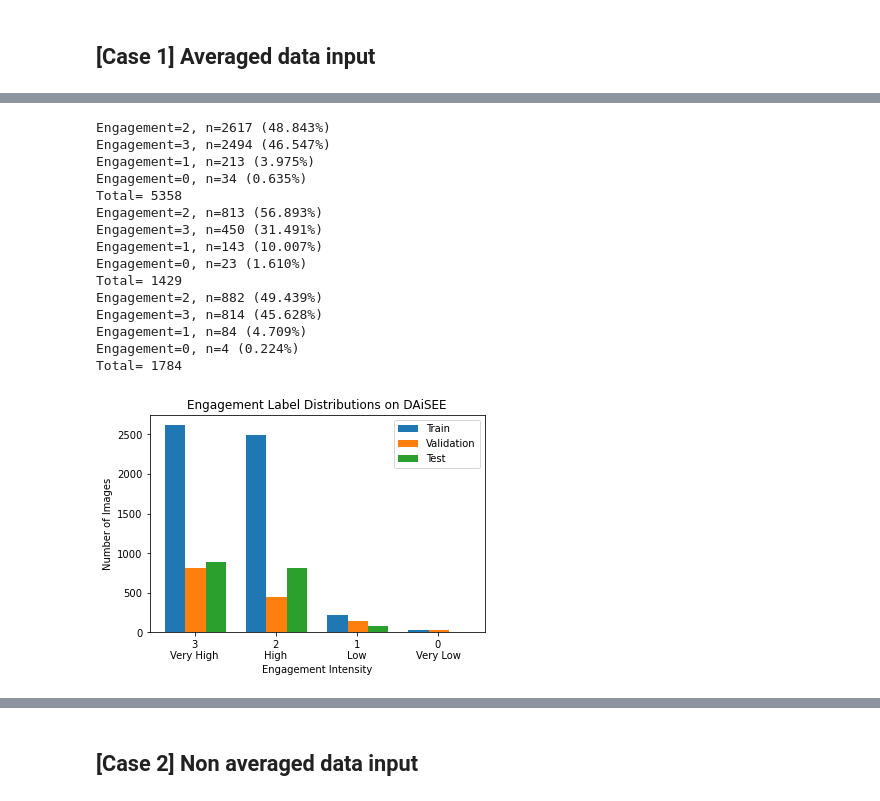
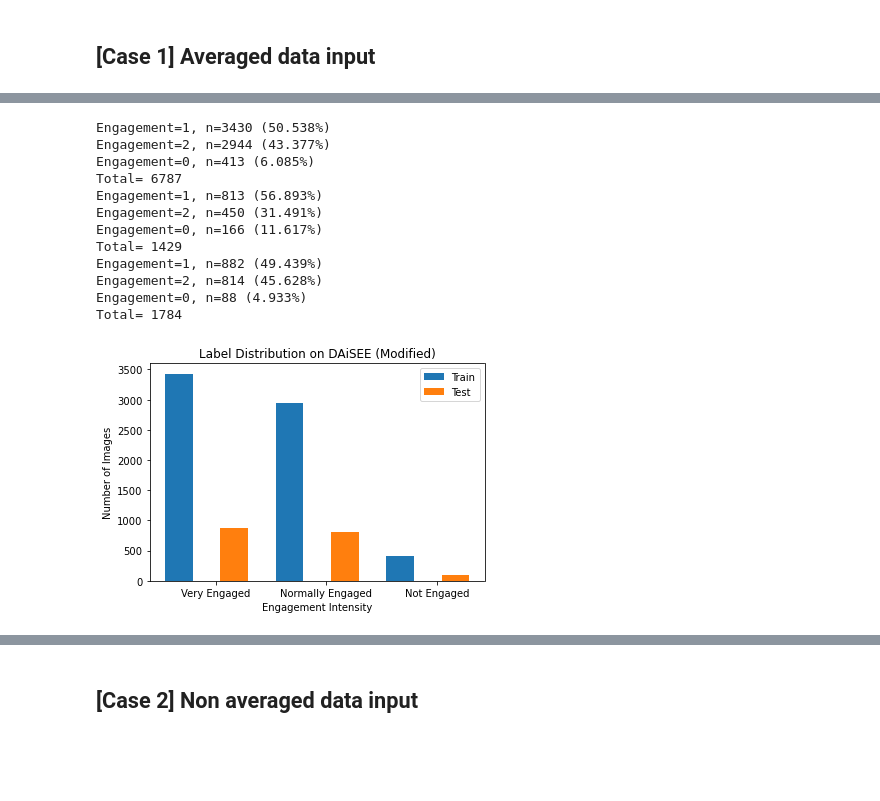
Before and after one commit to Hasegawa-lab-JAIST/Shofi_Engagement-Model-LSTM, a Jupyter notebook: preprocess.ipynb, the cells around one changed output, grey strips where cells are left out. Saved outputs shown, nothing was run; the diff lists cells and outputs as text; code cells hidden in the pictures; blank space fills up the shorter version.

```diff
--- a/preprocess.ipynb
+++ b/preprocess.ipynb
@@ -47,15 +46,15 @@ def load_data(datafile):
 def split_label(df):
     df = np.array(df)
     Y = df[:,-1]
-#     print('Y original =', Y)
-#     Y = np.where(Y==1, 0, Y) #combine label 0 and 1
-#     Y = np.where(Y==2, 1, Y) #change label 2 to 1
-#     Y = np.where(Y==3, 2, Y) #change label 3 to 2
-#     print('Y before encode =', Y)
+    print('Y original =', Y)
+    Y = np.where(Y==1, 0, Y) #combine label 0 and 1
+    Y = np.where(Y==2, 1, Y) #change label 2 to 1
+    Y = np.where(Y==3, 2, Y) #change label 3 to 2
+    print('Y before encode =', Y)
     Y = LabelEncoder().fit_transform(Y) #encode label value as label variable
 #     Y = [[x] for x in Y]
 #     Y = np.array(Y)
-#     print('Y after encode =', Y)
+    print('Y after encode =', Y)
     X = df[:,0:-1]
     return X, Y
 
@@ -79,12 +78,12 @@ def norm(X):
     #print(selected_features)
 
     # normalize the range features
-    scaler = MinMaxScaler(feature_range=(0,1)).fit(X_train_av)
+    scaler = MinMaxScaler(feature_range=(0,1)).fit(X_train_av)  #X
     X = scaler.transform(X)
     #X_inverted = scaler.inverse_transform(X)
 
     # PCA decomposition. Set components number from 329(original) to 200
-    pca = decomposition.PCA(n_components=200).fit(X_train_av)
+    pca = decomposition.PCA(n_components=250).fit(X_train_av)
     X = pca.transform(X)
 
     return X #, X_inverted
@@ -94,10 +93,10 @@ def reshaping(X):
     X = X.reshape(X.shape[0],1,X.shape[1])
     return X
 # %%
-path = ('C:/Users/hasegawa-lab-pc/OneDrive - Japan Advanced Institute of Science and Technology/Documents/Dataset/DAiSEE/OpenFace_2.2.0_win_x64/processed/csv/')
-df_train_av = load_data(path+'average_train.csv')
-df_val_av = load_data(path+'average_val.csv')
-df_test_av = load_data(path+'average_test.csv')
-# print('Train = ', df_train_av.shape)
-# print('Val = ', df_val_av.shape)
-# print('Test = ', df_test_av.shape)
+# path = ('C:/Users/hasegawa-lab-pc/OneDrive - Japan Advanced Institute of Science and Technology/Documents/Dataset/DAiSEE/OpenFace_2.2.0_win_x64/processed/csv/')
+df_train_av = load_data('daisee_openface/average_train.csv')
+df_val_av = load_data('daisee_openface/average_val.csv')
+df_test_av = load_data('daisee_openface/average_test.csv')
+print('Train = ', df_train_av.shape)
+print('Val = ', df_val_av.shape)
+print('Test = ', df_test_av.shape)
@@ -108,5 +121,6 @@ df_all_concat = pd.concat([df_train_concat,df_test_av], axis=0, ignore_index=Tru
 # %%
-# X_train_av, Y_train_av = split_label(df_all_concat)
-X_train_av, Y_train_av = split_label(df_train_av)
+X_train_all, Y_train_all = split_label(df_all_concat)
+X_train_av, Y_train_av = split_label(df_train_concat)
+# X_train_av, Y_train_av = split_label(df_train_av)
 X_val_av, Y_val_av = split_label(df_val_av)
 X_test_av, Y_test_av = split_label(df_test_av)
@@ -117,50 +144,47 @@ def plot_dist(Y):
     key =[]
     value = []
     for k,v in counter.items():
         per = v / len(Y)*100
         print('Engagement=%d, n=%d (%.3f%%)' % (k,v,per))
         key.append(k)
         value.append(v)
     print('Total=', len(Y))
     return key, value
 
 k_train, v_train = plot_dist(Y_train_av)
 k_val, v_val = plot_dist(Y_val_av)
 k_test, v_test = plot_dist(Y_test_av)
 # print(k_train)
 # print(v_train)
 
 #Plot the distribution
 ind = np.arange(len(k_train))
 w = 0.25
 plt.bar(ind  , v_train, width=w, label='Train')
-plt.bar(ind + w, v_val, width=w, label='Validation')
+# plt.bar(ind + w, v_val, width=w, label='Validation')
 plt.bar(ind + w + w, v_test, width=w,label='Test')
 
 plt.ylabel('Number of Images')
 plt.xlabel('Engagement Intensity')
-# plt.title('Label Distribution on DAiSEE (Modified)')
-# plt.xticks(ind + w + w/ 3, ('Very Engaged','Normally Engaged','Not Engaged'))
+plt.title('Label Distribution on DAiSEE (Modified)')
+plt.xticks(ind + w + w/ 3, ('Very Engaged','Normally Engaged','Not Engaged'))
 
-plt.title('Engagement Label Distributions on DAiSEE')
-plt.xticks(ind + 0.08 + 0.08 + 0.08, ('3\nVery High','2\nHigh','1\nLow','0\nVery Low'))
+# plt.title('Engagement Label Distributions on DAiSEE')
+# plt.xticks(ind + 0.08 + 0.08 + 0.08, ('3\nVery High','2\nHigh','1\nLow','0\nVery Low'))
 plt.legend(loc='best')
 plt.show()
 # %% [output]
-Engagement=2, n=2617 (48.843%)
-Engagement=3, n=2494 (46.547%)
-Engagement=1, n=213 (3.975%)
-Engagement=0, n=34 (0.635%)
-Total= 5358
-Engagement=2, n=813 (56.893%)
-Engagement=3, n=450 (31.491%)
-Engagement=1, n=143 (10.007%)
-Engagement=0, n=23 (1.610%)
+Engagement=1, n=3430 (50.538%)
+Engagement=2, n=2944 (43.377%)
+Engagement=0, n=413 (6.085%)
+Total= 6787
+Engagement=1, n=813 (56.893%)
+Engagement=2, n=450 (31.491%)
+Engagement=0, n=166 (11.617%)
 Total= 1429
-Engagement=2, n=882 (49.439%)
-Engagement=3, n=814 (45.628%)
-Engagement=1, n=84 (4.709%)
-Engagement=0, n=4 (0.224%)
+Engagement=1, n=882 (49.439%)
+Engagement=2, n=814 (45.628%)
+Engagement=0, n=88 (4.933%)
 Total= 1784
-[figure, old version]
+[figure, new version]
 # %%
```
Also changed, not shown: parts of 30 cells of this notebook.
